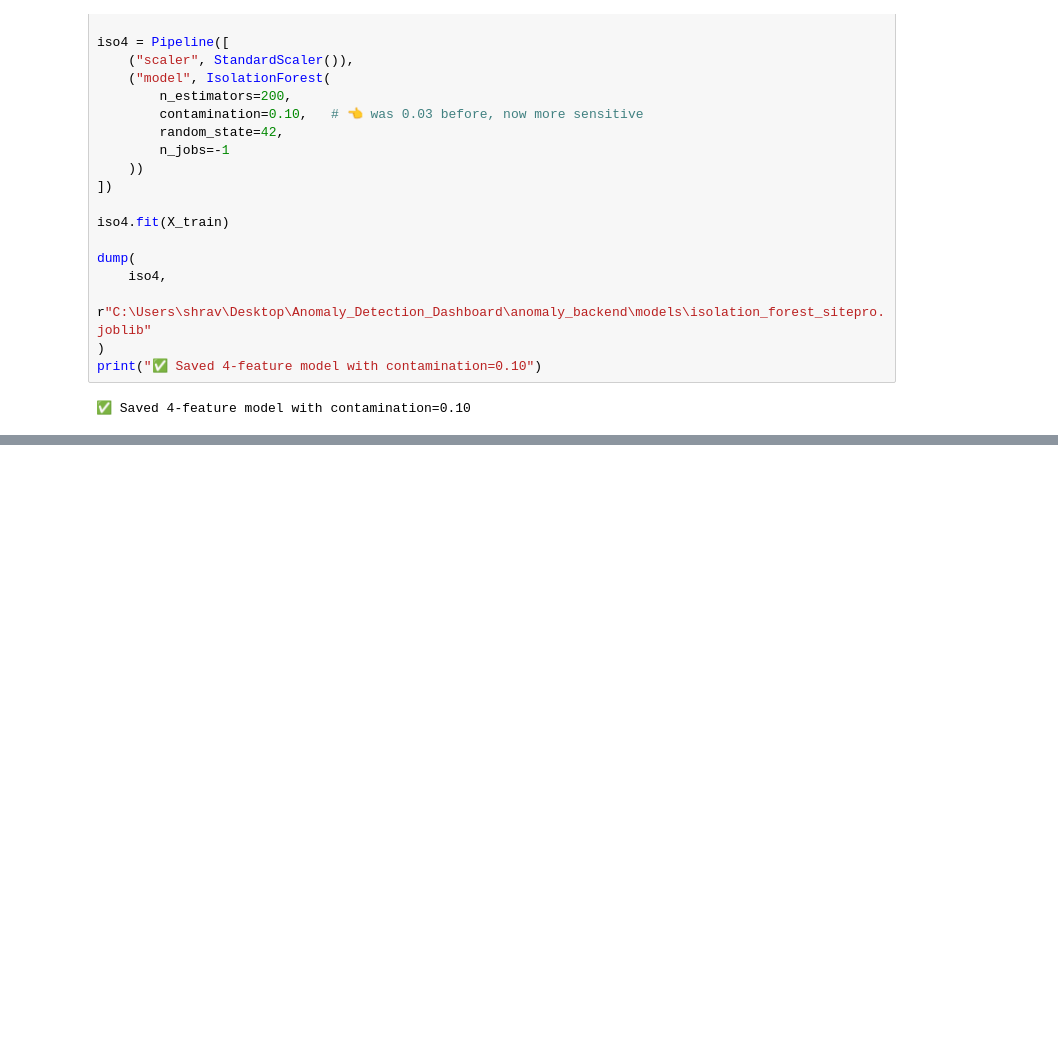
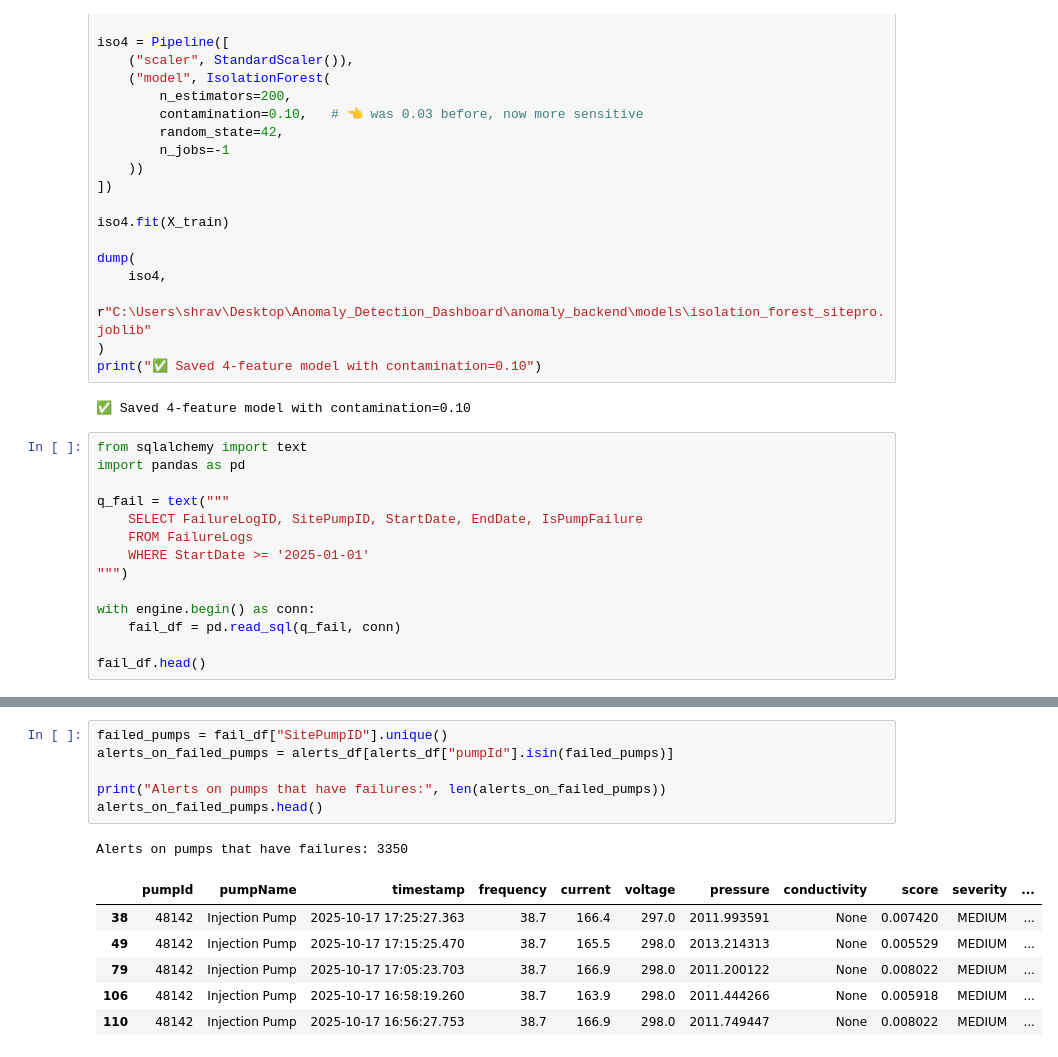
Before and after one commit to Shrav883/AnomalyDetectionDashboard, a Jupyter notebook: anomaly_backend/models/Isloation_Forest_sitepro.ipynb, the cells around one changed output, grey strips where cells are left out. Cells and saved outputs as stored; diff of their text form; blank space fills up the shorter version.

```diff
--- a/anomaly_backend/models/Isloation_Forest_sitepro.ipynb
+++ b/anomaly_backend/models/Isloation_Forest_sitepro.ipynb
@@ -949,3 +967,17 @@ dump(
 print("✅ Saved 4-feature model with contamination=0.10")
 # %% [output]
 ✅ Saved 4-feature model with contamination=0.10
+# %%
+from sqlalchemy import text
+import pandas as pd
+
+q_fail = text("""
+    SELECT FailureLogID, SitePumpID, StartDate, EndDate, IsPumpFailure
+    FROM FailureLogs
+    WHERE StartDate >= '2025-01-01'
+""")
+
+with engine.begin() as conn:
+    fail_df = pd.read_sql(q_fail, conn)
+
+fail_df.head()
@@ -951,0 +1066,14 @@ print("✅ Saved 4-feature model with contamination=0.10")
+# %%
+failed_pumps = fail_df["SitePumpID"].unique()
+alerts_on_failed_pumps = alerts_df[alerts_df["pumpId"].isin(failed_pumps)]
+
+print("Alerts on pumps that have failures:", len(alerts_on_failed_pumps))
+alerts_on_failed_pumps.head()
+# %% [output]
+Alerts on pumps that have failures: 3350
+|  | pumpId | pumpName | timestamp | frequency | current | voltage | pressure | conductivity | score | severity | ... |
+| 38 | 48142 | Injection Pump | 2025-10-17 17:25:27.363 | 38.7 | 166.4 | 297.0 | 2011.993591 | None | 0.007420 | MEDIUM | ... |
+| 49 | 48142 | Injection Pump | 2025-10-17 17:15:25.470 | 38.7 | 165.5 | 298.0 | 2013.214313 | None | 0.005529 | MEDIUM | ... |
+| 79 | 48142 | Injection Pump | 2025-10-17 17:05:23.703 | 38.7 | 166.9 | 298.0 | 2011.200122 | None | 0.008022 | MEDIUM | ... |
+| 106 | 48142 | Injection Pump | 2025-10-17 16:58:19.260 | 38.7 | 163.9 | 298.0 | 2011.444266 | None | 0.005918 | MEDIUM | ... |
+| 110 | 48142 | Injection Pump | 2025-10-17 16:56:27.753 | 38.7 | 166.9 | 298.0 | 2011.749447 | None | 0.008022 | MEDIUM | ... |
```
Also changed, not shown: parts of 9 cells of this notebook, 2 other files.
